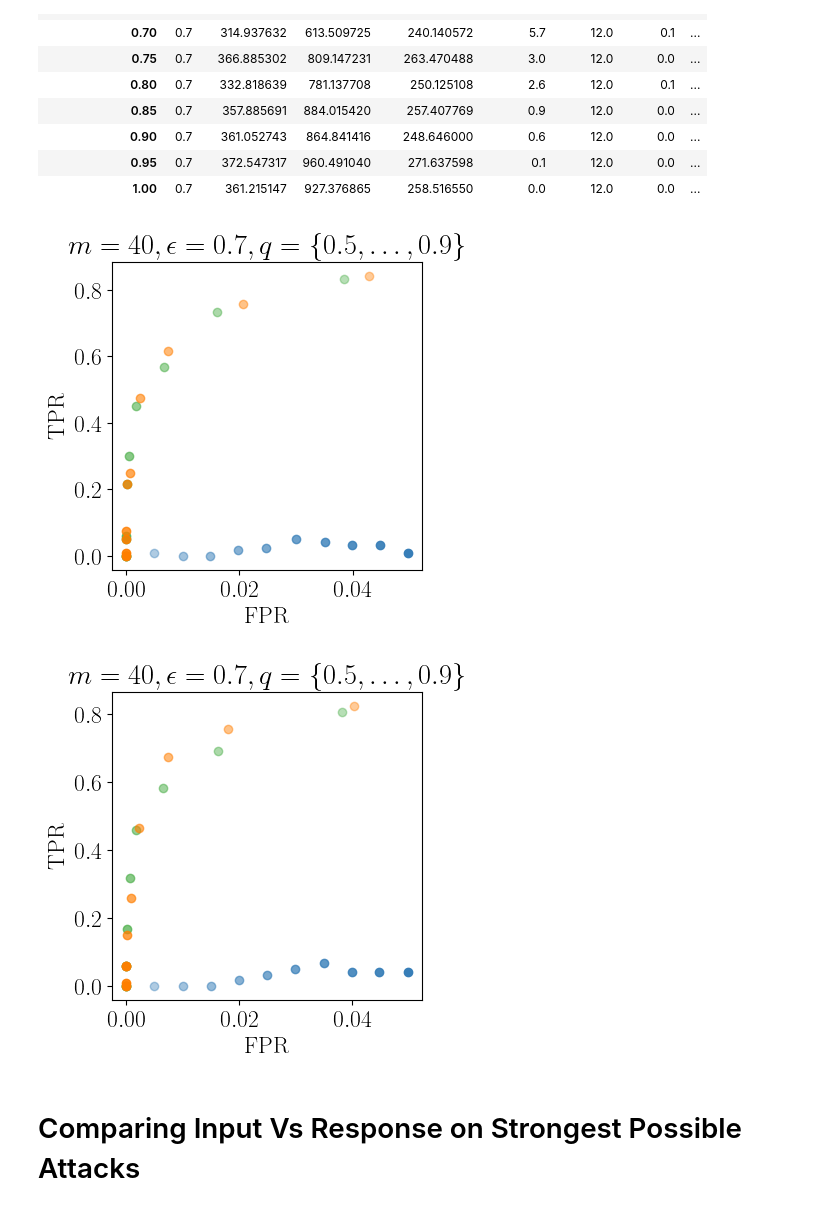
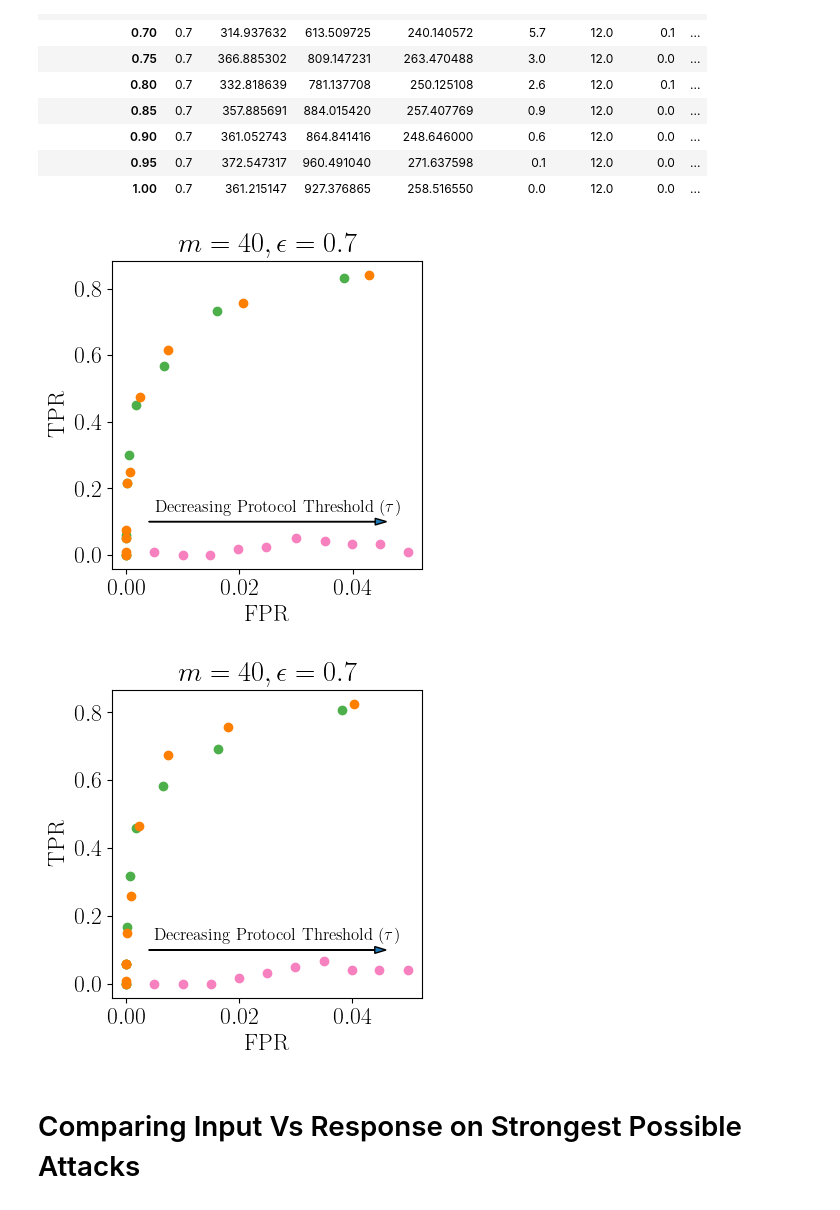
Before and after one commit to jimola/GraphPoisoning, a Jupyter notebook: MakePlots-new.ipynb, the cells around one changed output. Cells and saved outputs as stored; diff of their text form; code cells hidden in the pictures.

Commit message:
Final experiments push

```diff
--- a/MakePlots-new.ipynb
+++ b/MakePlots-new.ipynb
@@ -17,10 +17,6 @@ path = 'plots_new/'
 # %% [markdown]
 Loading the FB dataset
 # %%
-n = 4039
-g = experiments.AdjacencyListGraph(n, 'graphs/facebook_combined.txt')
-M = g.get_adj_matrix()
-G = nx.Graph(M)
 graph_test = experiments.GNPGraph(30, 0.5)
 # %%
 CB_color_cycle = ['#377eb8', '#ff7f00', '#4daf4a',
@@ -573,13 +589,19 @@ Name: Mal Max Error, dtype: float64
 # TPR vs FPR for Varying Threshold.
 # %%
 def collect_data_thresh(attack_names, g, g_name, max_adv, epsilons, thresh, thresh_ratios, attack_values, comm, reps):
-    labels = ['RR+Laplace, Response', 'RR+Laplace, Input', 'RR, Response', 'RR, Input', 'Naive, Response', 'Naive, Input']
+    labels = ['RR+Laplace, Response',
+              #'RR+Laplace, Input',
+              'RR, Response',
+              #'RR, Input',
+              'Naive, Response'
+              #'Naive, Input'
+             ]
     E = [experiments.ResponseLaplaceManipulation(g, max_adv, 1.0, 1e-6, 0.1, [0.7, 0.5], [0.8, 0.5, 0.3]),
-         experiments.InputLaplaceManipulation(g, max_adv, 1.0, 1e-6, 0.1, [0.7, 0.5], [0.8, 0.5, 0.3]),
+         #experiments.InputLaplaceManipulation(g, max_adv, 1.0, 1e-6, 0.1, [0.7, 0.5], [0.8, 0.5, 0.3]),
          experiments.ResponseRRManipulation(g, max_adv, 1.0, 1e-6, [0.7], [0.8, 0.5]),
-         experiments.InputRRManipulation(g, max_adv, 1.0, 1e-6, [0.7], [0.8, 0.5]),
+         #experiments.InputRRManipulation(g, max_adv, 1.0, 1e-6, [0.7], [0.8, 0.5]),
          experiments.ResponseRRNaiveManipulation(g, max_adv, 1.0, 1e-6, [0.7], [0.8, 0.5]),
-         experiments.InputRRNaiveManipulation(g, max_adv, 1.0, 1e-6, [0.7], [0.8, 0.5])
+         #experiments.InputRRNaiveManipulation(g, max_adv, 1.0, 1e-6, [0.7], [0.8, 0.5])
         ]
     data = []
     max_adv = (g.get_dim() * np.array(max_adv)).astype(int)
@@ -649,38 +671,39 @@ DF3.loc['RR, Response', '2 Inf Comm', 'FB', :]
 # %%
 def do_thresh_plot(DF3, graph, name):
     fig, ax = plt.subplots(figsize=(4,4))
     P = DF3.loc[:, '2 Inf Comm', graph, :]
-    n_nodes = 4000
-    colors = [CB_color_cycle[2], CB_color_cycle[1], CB_color_cycle[0]]
+    colors = [CB_color_cycle[2], CB_color_cycle[1], CB_color_cycle[3]]
     markers = ['o', 'o', 'o']
     att_names = ['RR+Laplace, Response', 'RR, Response', 'Naive, Response']
     for i in range(0, len(att_names)):
         Q = P.loc[att_names[i], :]
         x = Q['Rest Nan'] / Q['Rest Tot']
         y = Q['Mal T Nan'] / Q['Mal T Tot']
         alphas = np.linspace(0.4, 1.0, len(x))
         for j in range(0, len(x)):
-            ax.scatter(x.iloc[j], y.iloc[j], color=colors[i], marker=markers[i], alpha=alphas[j])
+            ax.scatter(x.iloc[j], y.iloc[j], color=colors[i], marker=markers[i])
         #pdb.set_trace()
     ax.set_xlabel('FPR')
     ax.set_ylabel('TPR')
-    ax.set_title(r'$m = 40, \epsilon = 0.7, q = \{0.5, \ldots, 0.9\}$')
+    ax.set_title(r'$m = 40, \epsilon = 0.7$')
+    ax.arrow(0.004, 0.1, 0.04, 0, head_length=0.002, head_width=0.02)
+    ax.annotate(r'Decreasing Protocol Threshold ($\tau$)', (0.005, 0.13), rotation=0, size=12)
     plt.savefig(name, bbox_inches='tight')
 """
     P1 = DF3.loc['Naive, Response', '2 Inf Comm', 'FB', :]
     ax.scatter(P1['Mal T Nan'] / P1['Mal T Tot'], P1['Rest Nan'] / P1['Rest Tot'])
     P2 = DF3.loc['RR, Response', '2 Inf Comm', 'FB', :]
     ax.scatter(P2['Mal T Nan'] / P2['Mal T Tot'], P2['Rest Nan'] / P2['Rest Tot'])
     P3 = DF3.loc['RR+Laplace, Response', '2 Inf Comm', 'FB', :]
     ax.scatter(P3['Mal T Nan'] / P3['Mal T Tot'], P3['Rest Nan'] / P3['Rest Tot'])
 
     plt.savefig(path+'thresh_scatter.pdf')
 """
 do_thresh_plot(DF3, 'FB', path+'fb_inf_vary_thresh.pdf')
 do_thresh_plot(DF3, 'GNP', path+'gnp_inf_vary_thresh.pdf')
 # %% [output]
-[figure, old version]
+[figure, new version]
-[figure, old version]
+[figure, new version]
 # %% [markdown]
 # Comparing Input Vs Response on Strongest Possible Attacks
 # %%
```
Also changed, not shown: parts of 34 cells of this notebook, 1 other file.
